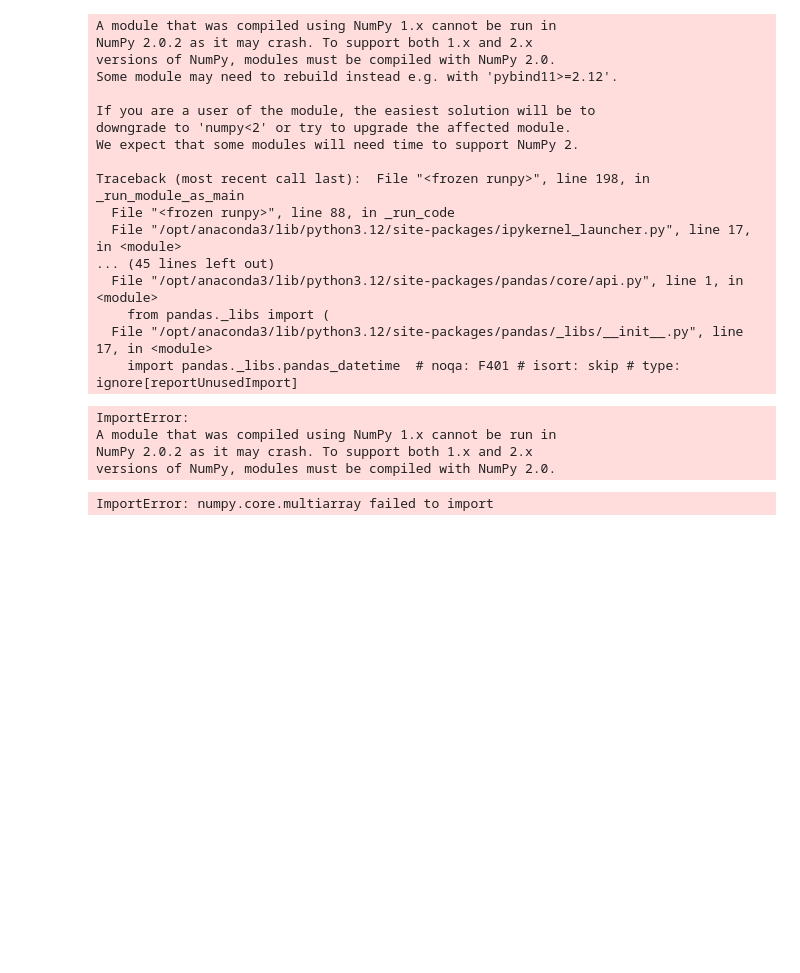
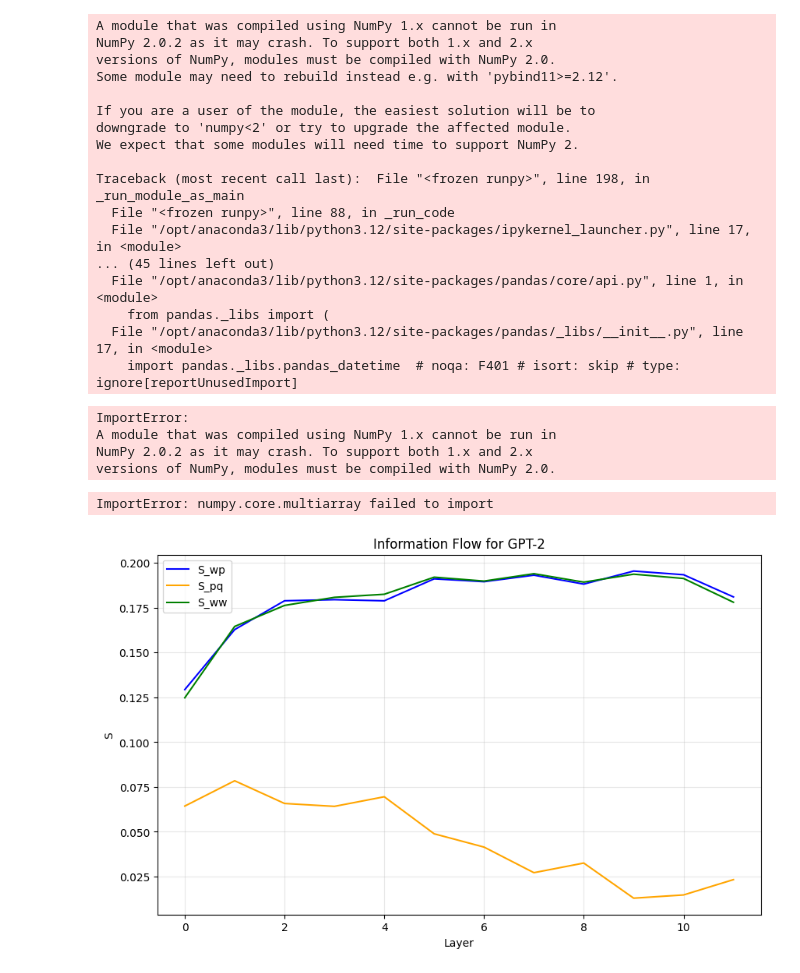
Before and after one commit to h0ngxuanli/InContextLab, a Jupyter notebook: exmaples/informatin_flow.ipynb, the cells around one changed output. Cells and saved outputs as stored; diff of their text form; code cells hidden in the pictures; blank space fills up the shorter version.

```diff
--- a/exmaples/informatin_flow.ipynb
+++ b/exmaples/informatin_flow.ipynb
@@ -71,13 +71,13 @@ class SaliencyAnalyzer:
         self, class_positions: torch.Tensor
     ) -> List[Tuple[int, int]]:
         """Gets connections from input text to label words."""
-        return [(pos, j) for pos in class_positions.tolist() for j in range(pos)]
+        return [(pos, j) for pos in class_positions for j in range(pos)]
 
     def _get_label_to_target_connections(
         self, class_positions: torch.Tensor, target_position: int
     ) -> List[Tuple[int, int]]:
         """Gets connections from label words to target position."""
-        return [(target_position, pos) for pos in class_positions.tolist()]
+        return [(target_position, pos) for pos in class_positions]
 
     def _get_other_connections(
         self, class_positions: torch.Tensor, target_position: int, seq_len: int
@@ -1273,0 +1424,41 @@ ImportError: numpy.core.multiarray failed to import
+# %%
+import torch
+from transformers import AutoModelForCausalLM, AutoTokenizer
+
+# Use SaliencyAnalyzer and ICLVisualizer from previous definitions
+
+# Load GPT-2 model and tokenizer
+model_name = "gpt2"
+tokenizer = AutoTokenizer.from_pretrained(model_name)
+model = AutoModelForCausalLM.from_pretrained(model_name, output_attentions=True)
+model.eval()
+
+# Input text
+input_text = "The quick brown fox jumps over the lazy dog."
+inputs = tokenizer(input_text, return_tensors="pt")
+
+# Forward pass to get attention matrices and loss
+outputs = model(**inputs, labels=inputs["input_ids"])
+attention_matrices = outputs.attentions  # Attention weights from all layers
+loss = outputs.loss  # Cross-entropy loss
+
+# Initialize analyzer
+analyzer = SaliencyAnalyzer()
+
+# Compute saliency scores
+saliency_scores = analyzer.compute_saliency_scores(list(attention_matrices), loss)
+
+# Define label and target positions
+class_positions = torch.tensor([4, 6])  # Example label word positions
+target_position = 9  # Example target token position
+
+# Compute flow metrics
+metrics = analyzer.compute_flow_metrics(saliency_scores, class_positions, target_position)
+
+# Visualize information flow
+layers = list(range(len(attention_matrices)))
+ICLVisualizer.plot_information_flow(
+    layers, metrics["S_wp"], metrics["S_pq"], metrics["S_ww"], title="Information Flow for GPT-2"
+)
+# %% [output]
+[figure, added]
```
Also changed, not shown: parts of 13 cells of this notebook, 23 other files.
